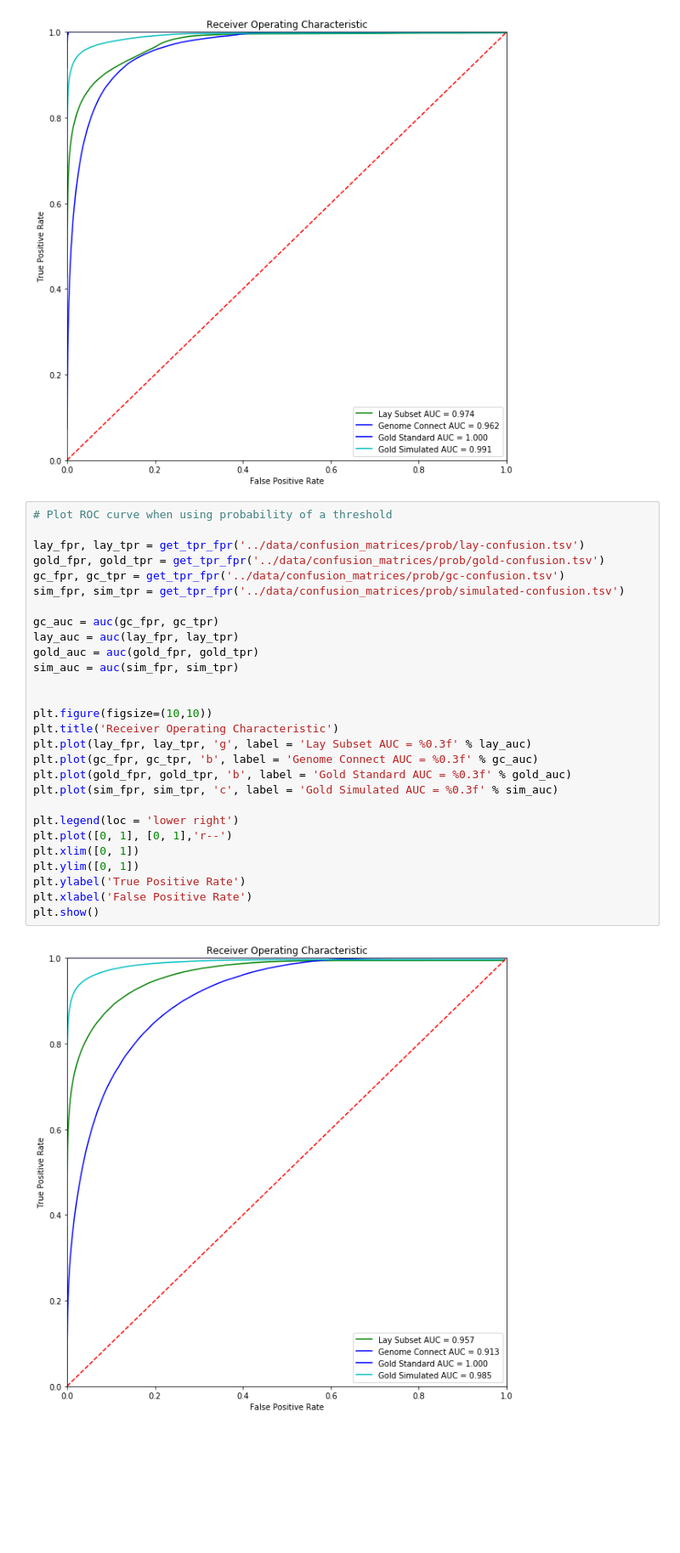
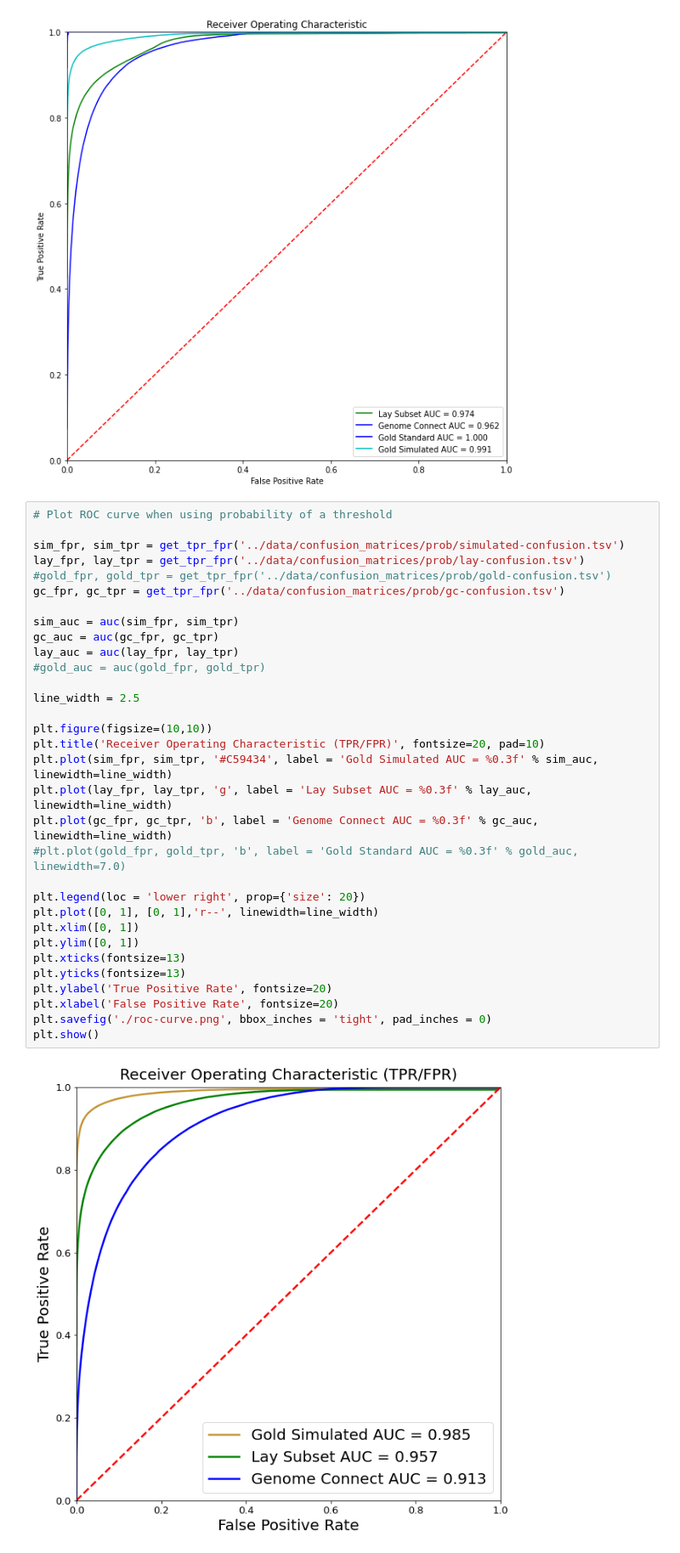
Before and after one commit to monarch-initiative/hpo-survey-analysis, a Jupyter notebook: notebooks/create-roc-curve.ipynb, the cells around one changed output. Shown at 85% size. Saved outputs shown, nothing was run; the diff lists cells and outputs as text; blank space fills up the shorter version.

Commit message:
roc curve formatting, update phenodigm implementation

```diff
--- a/notebooks/create-roc-curve.ipynb
+++ b/notebooks/create-roc-curve.ipynb
@@ -49,30 +49,34 @@ plt.show()
 # %%
 # Plot ROC curve when using probability of a threshold
 
+sim_fpr, sim_tpr = get_tpr_fpr('../data/confusion_matrices/prob/simulated-confusion.tsv')
 lay_fpr, lay_tpr = get_tpr_fpr('../data/confusion_matrices/prob/lay-confusion.tsv')
-gold_fpr, gold_tpr = get_tpr_fpr('../data/confusion_matrices/prob/gold-confusion.tsv')
+#gold_fpr, gold_tpr = get_tpr_fpr('../data/confusion_matrices/prob/gold-confusion.tsv')
 gc_fpr, gc_tpr = get_tpr_fpr('../data/confusion_matrices/prob/gc-confusion.tsv')
-sim_fpr, sim_tpr = get_tpr_fpr('../data/confusion_matrices/prob/simulated-confusion.tsv')
 
+sim_auc = auc(sim_fpr, sim_tpr)
 gc_auc = auc(gc_fpr, gc_tpr)
 lay_auc = auc(lay_fpr, lay_tpr)
-gold_auc = auc(gold_fpr, gold_tpr)
-sim_auc = auc(sim_fpr, sim_tpr)
+#gold_auc = auc(gold_fpr, gold_tpr)
 
+line_width = 2.5
 
 plt.figure(figsize=(10,10))
-plt.title('Receiver Operating Characteristic')
-plt.plot(lay_fpr, lay_tpr, 'g', label = 'Lay Subset AUC = %0.3f' % lay_auc)
-plt.plot(gc_fpr, gc_tpr, 'b', label = 'Genome Connect AUC = %0.3f' % gc_auc)
-plt.plot(gold_fpr, gold_tpr, 'b', label = 'Gold Standard AUC = %0.3f' % gold_auc)
-plt.plot(sim_fpr, sim_tpr, 'c', label = 'Gold Simulated AUC = %0.3f' % sim_auc)
+plt.title('Receiver Operating Characteristic (TPR/FPR)', fontsize=20, pad=10)
+plt.plot(sim_fpr, sim_tpr, '#C59434', label = 'Gold Simulated AUC = %0.3f' % sim_auc, linewidth=line_width)
+plt.plot(lay_fpr, lay_tpr, 'g', label = 'Lay Subset AUC = %0.3f' % lay_auc, linewidth=line_width)
+plt.plot(gc_fpr, gc_tpr, 'b', label = 'Genome Connect AUC = %0.3f' % gc_auc, linewidth=line_width)
+#plt.plot(gold_fpr, gold_tpr, 'b', label = 'Gold Standard AUC = %0.3f' % gold_auc, linewidth=7.0)
 
-plt.legend(loc = 'lower right')
-plt.plot([0, 1], [0, 1],'r--')
+plt.legend(loc = 'lower right', prop={'size': 20})
+plt.plot([0, 1], [0, 1],'r--', linewidth=line_width)
 plt.xlim([0, 1])
 plt.ylim([0, 1])
-plt.ylabel('True Positive Rate')
-plt.xlabel('False Positive Rate')
+plt.xticks(fontsize=13)
+plt.yticks(fontsize=13)
+plt.ylabel('True Positive Rate', fontsize=20)
+plt.xlabel('False Positive Rate', fontsize=20)
+plt.savefig('./roc-curve.png', bbox_inches = 'tight', pad_inches = 0)
 plt.show()
 # %% [output]
-[figure, old version]
+[figure, new version]
```
Also changed, not shown: 1 other file.
